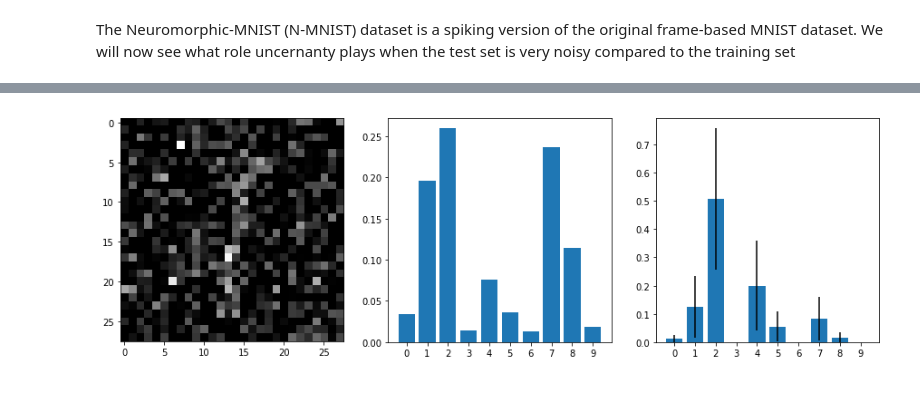
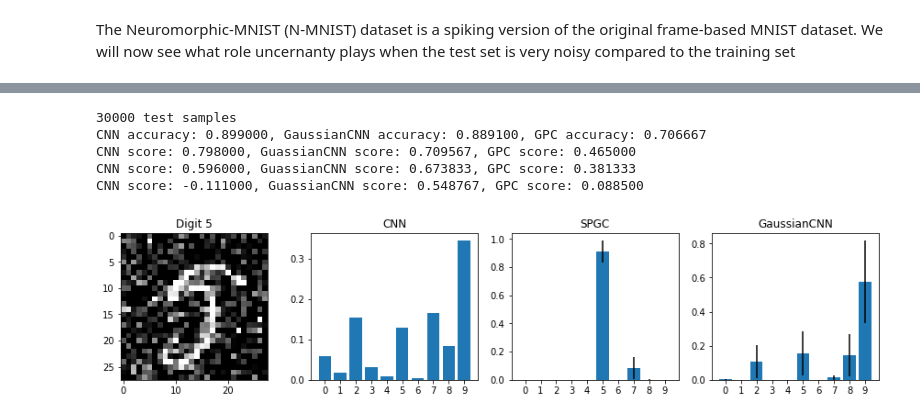
Before and after one commit to CoderPat/CAM-MPHIL-ACS, a Jupyter notebook: mini-project/evaluation.ipynb, the cells around one changed output, grey strips where cells are left out. Saved outputs shown, nothing was run; the diff lists cells and outputs as text; code cells hidden in the pictures; blank space fills up the shorter version.

Commit message:
Concatenate all nmnist datasets

```diff
--- a/mini-project/evaluation.ipynb
+++ b/mini-project/evaluation.ipynb
@@ -181,6 +157,53 @@ ProbabilisticCNN accuracy 0.6577
+# %%
+# the data, shuffled and split between train and test sets
+_, (x_test, y_test_m) = nmnist.load_data()
+y_test = np.argmax(y_test_m, axis=1)
+
+if K.image_data_format() == 'channels_first':
+    x_test = x_test.reshape(x_test.shape[0], 1, img_rows, img_cols)
+else:
+    x_test = x_test.reshape(x_test.shape[0], img_rows, img_cols, 1)
+
+x_test = x_test.astype('float32')
+x_test /= 255
+
+print(x_test.shape[0], 'test samples')
+
+gcnn_class_prob_dist = np.array(model.predict(x_test))
+cnn_class_prob_raw, gpc_class_prob_dist = model.predict(x_test, raw_predict=True)
+gpc_class_prob_dist = np.array(gpc_class_prob_dist)
+
+y_predict_all_gcnn = uncertain_predict(gcnn_class_prob_dist[0])
+y_predict_unc_gcnn = uncertain_predict(gcnn_class_prob_dist[0], gcnn_class_prob_dist[1], 1)#
+y_predict_all_gpc = uncertain_predict(gpc_class_prob_dist[0])
+y_predict_unc_gpc = uncertain_predict(gpc_class_prob_dist[0], gpc_class_prob_dist[1], 1)
+y_predict_raw = uncertain_predict(cnn_class_prob_raw)
+
+acc_raw = accuracy_score(y_test, y_predict_raw)
+acc_gaussian = accuracy_score(y_test, y_predict_all_gcnn)
+acc_gpc = accuracy_score(y_test, y_predict_all_gpc)
+print('CNN accuracy: %4f, GaussianCNN accuracy: %4f, GPC accuracy: %4f' % (acc_raw, acc_gaussian, acc_gpc))
+
+score_raw = nasu(y_test, y_predict_raw, 10)
+score_gaussian = nasu(y_test, y_predict_unc_gcnn, 10)
+score_gpc = nasu(y_test, y_predict_unc_gpc, 10)
+for X in [1, 3, 10]:
+    score_raw = nasu(y_test, y_predict_raw, X)
+    score_gaussian = nasu(y_test, y_predict_unc_gcnn, X)
+    score_gpc = nasu(y_test, y_predict_unc_gpc, X)
+    print('CNN score: %4f, GuassianCNN score: %4f, GPC score: %4f' % (score_raw, score_gaussian, score_gpc))
+# %% [output]
+30000 test samples
+CNN accuracy: 0.899000, GaussianCNN accuracy: 0.889100, GPC accuracy: 0.706667
+CNN score: 0.798000, GuassianCNN score: 0.709567, GPC score: 0.465000
+CNN score: 0.596000, GuassianCNN score: 0.673833, GPC score: 0.381333
+CNN score: -0.111000, GuassianCNN score: 0.548767, GPC score: 0.088500
 # %%
-worst_results = np.argsort(np.max(n_class_prob_raw, axis=1))[100:1000]
+worst_results = np.argsort(np.max(cnn_class_prob_raw, axis=1))[:50]
 random_digit = random.choice(worst_results)
-print_digit(n_x_test[random_digit], n_class_prob_raw[random_digit], n_class_prob_dist[:, random_digit])
+print_digit(x_test[random_digit], y_test[random_digit],
+            cnn_class_prob_raw[random_digit],
+            gpc_class_prob_dist[:, random_digit],
+            gcnn_class_prob_dist[:, random_digit])
 # %% [output]
-[figure, old version]
+[figure, new version]
```
Also changed, not shown: parts of 5 cells of this notebook, 1 other file.
